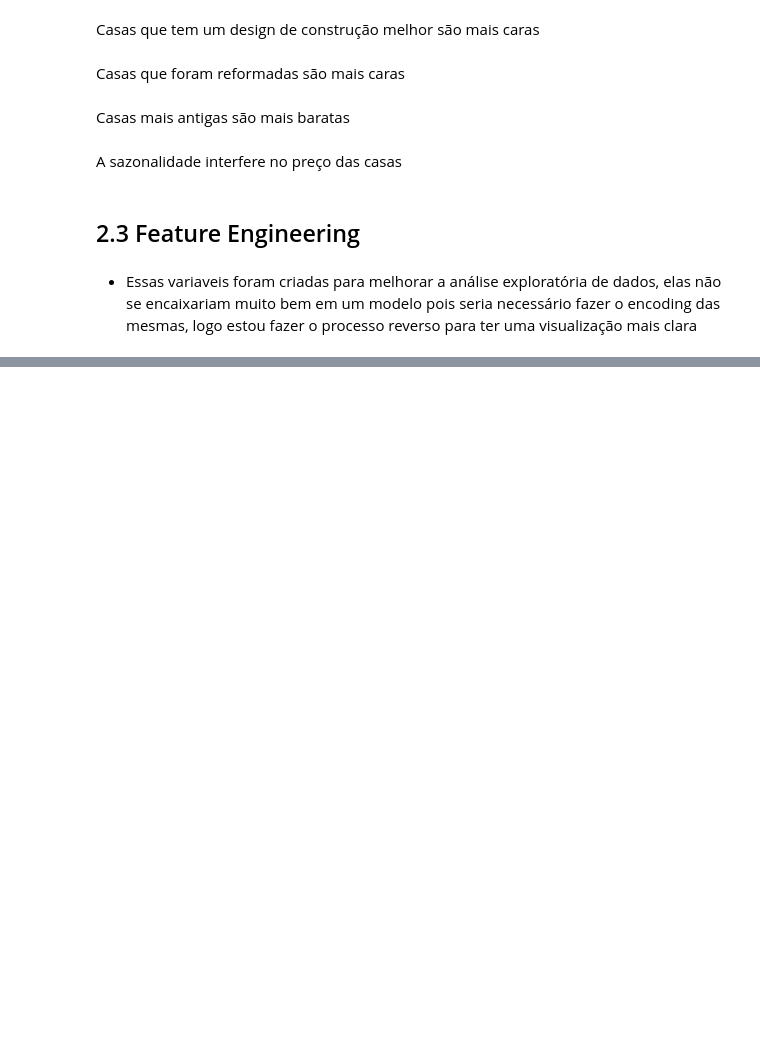
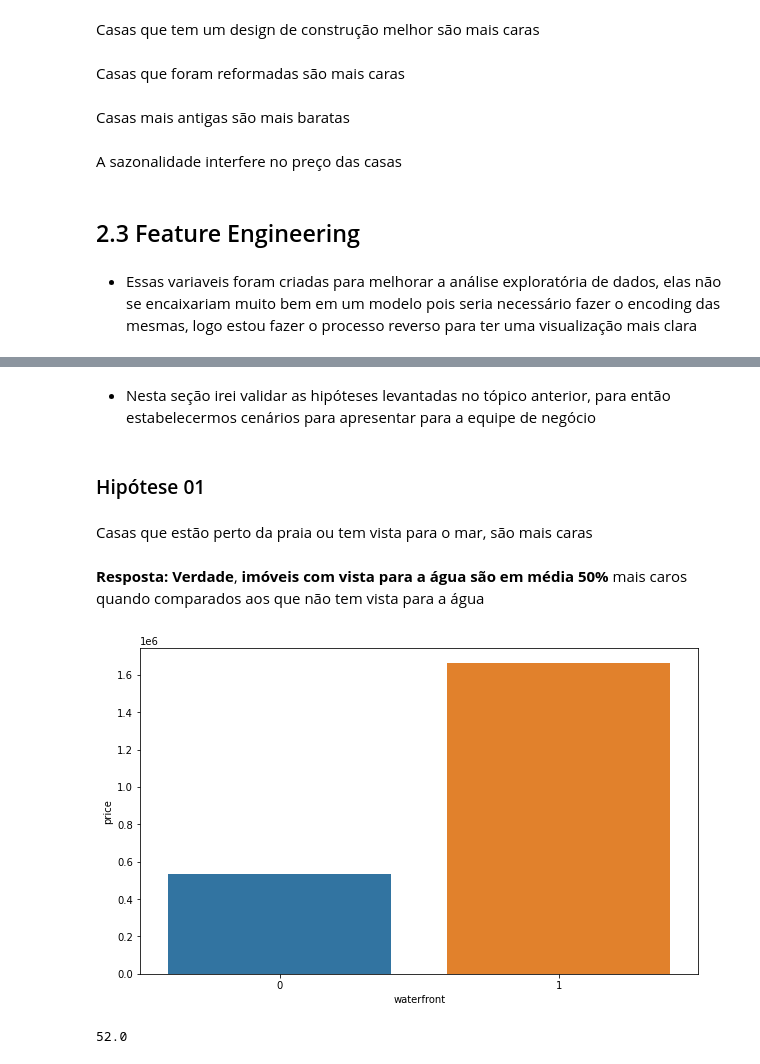
Before and after one commit to matheus-emanuel/House-Rocket-Insigths-Project, a Jupyter notebook: rocktseat_project.ipynb, the cells around one changed output, grey strips where cells are left out. Saved outputs shown, nothing was run; the diff lists cells and outputs as text; code cells hidden in the pictures; blank space fills up the shorter version.

```diff
--- a/rocktseat_project.ipynb
+++ b/rocktseat_project.ipynb
@@ -365,0 +368,26 @@ df2['season'] = df2['month'].map(season_of_year)
+# %% [markdown]
+* Nesta seção irei validar as hipóteses levantadas no tópico anterior, para então estabelecermos cenários para apresentar para a equipe de negócio
+# %%
+df3 = df2.copy() # Para a facilidade caso aconteça alguma coisa de errado com meu dataset
+# %% [markdown]
+### Hipótese 01
+# %% [markdown]
+Casas que estão perto da praia ou tem vista para o mar, são mais caras
+# %% [markdown]
+**Resposta:** **Verdade**, **imóveis com vista para a água são em média 50%** mais caros quando comparados aos que não tem vista para a água
+# %%
+# Estou dividindo as casas em com vista ou não para a água e calculando sua média
+h01 = df3[['waterfront', 'price']]
+aux = h01.groupby('waterfront').mean().reset_index()
+
+# Plotando o gráfico
+ax = sns.barplot(x='waterfront', y='price', data=aux)
+ax.figure.set_size_inches(10,6)
+# %% [output]
+[figure, added]
+# %%
+# Estou vendo Quanto em Quantos % casas com vista para a água são mais caras que as que não tem
+aux1 = (aux['price'].values[1] - aux['price'].values[0]) / (aux['price'].values[1] + aux['price'].values[0])
+aux1.round(2)*100
+# %% [output]
+52.0
```
Also changed, not shown: parts of 27 cells of this notebook.
